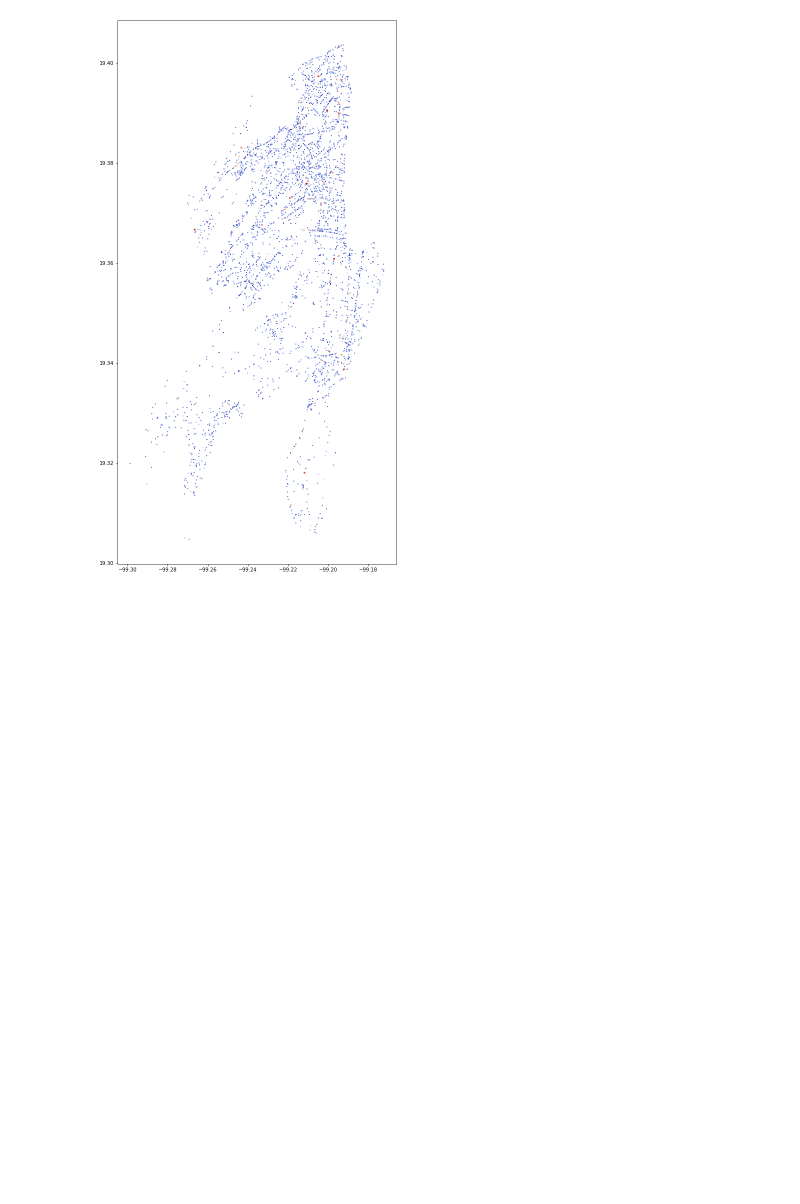
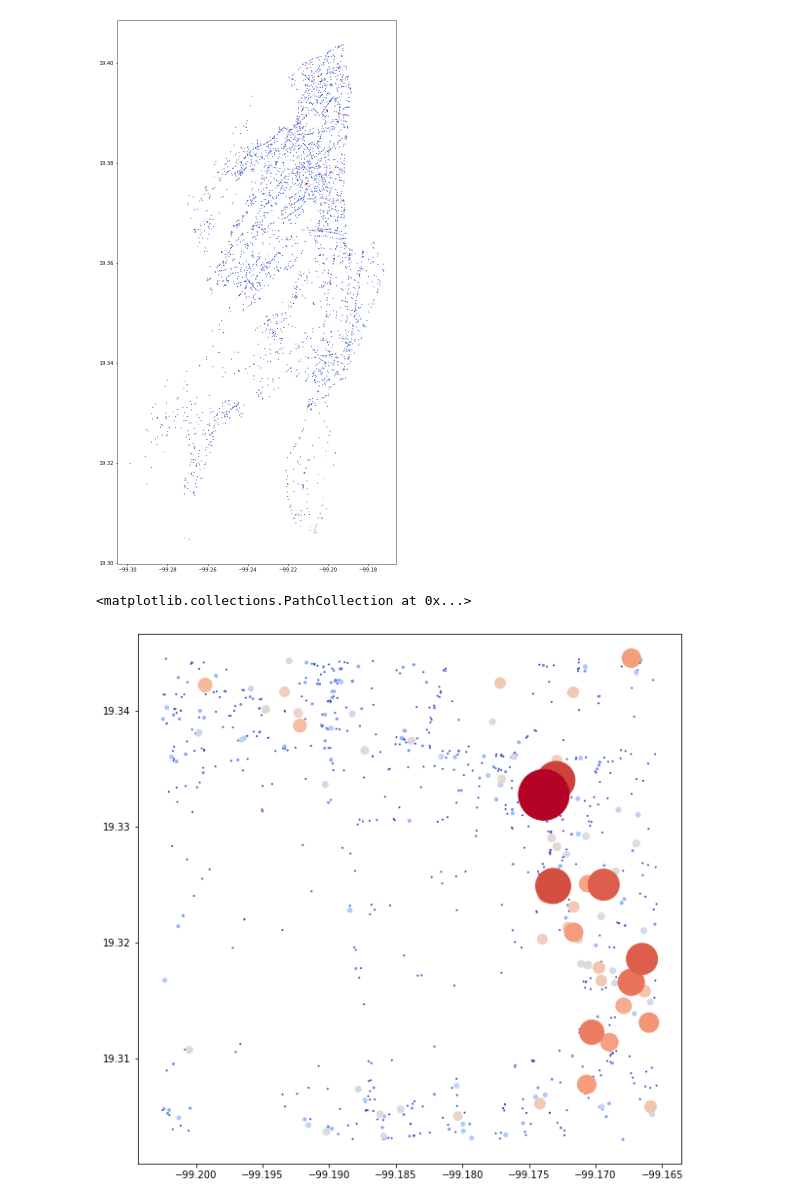
Before and after one commit to alexalemanhdz/rutas-seguras, a Jupyter notebook: Jueves 21 enero.ipynb, the cells around one changed output. Cells and saved outputs as stored; diff of their text form; code cells hidden in the pictures; blank space fills up the shorter version.

```diff
--- a/Jueves 21 enero.ipynb
+++ b/Jueves 21 enero.ipynb
@@ -168,3 +168,21 @@ plt.scatter(
 # %% [output]
 <matplotlib.collections.PathCollection at 0x...>
 [figure]
+# %%
+coord_cu = coord_cdmx_1[
+    (coord_cdmx_1.latitud<19.344564)
+    & (coord_cdmx_1.longitud>-99.202583) # Televisa San Ángel
+    & (coord_cdmx_1.latitud>19.303014)
+    & (coord_cdmx_1.longitud<-99.165418) # Gran Sur
+]
+# %%
+plt.figure(figsize=(10,10))
+plt.scatter(
+    x=coord_cu.longitud,
+    y=coord_cu.latitud,
+    c=np.log(coord_cu.gid),
+    s=np.power(coord_cu.gid, 2)
+)
+# %% [output]
+<matplotlib.collections.PathCollection at 0x...>
+[figure, added]
```
